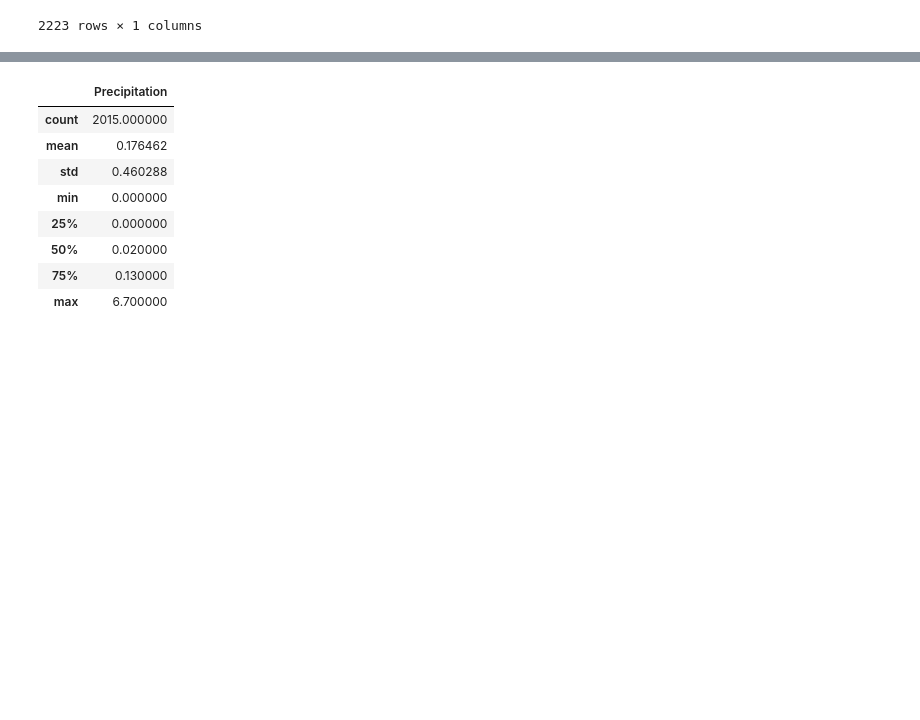
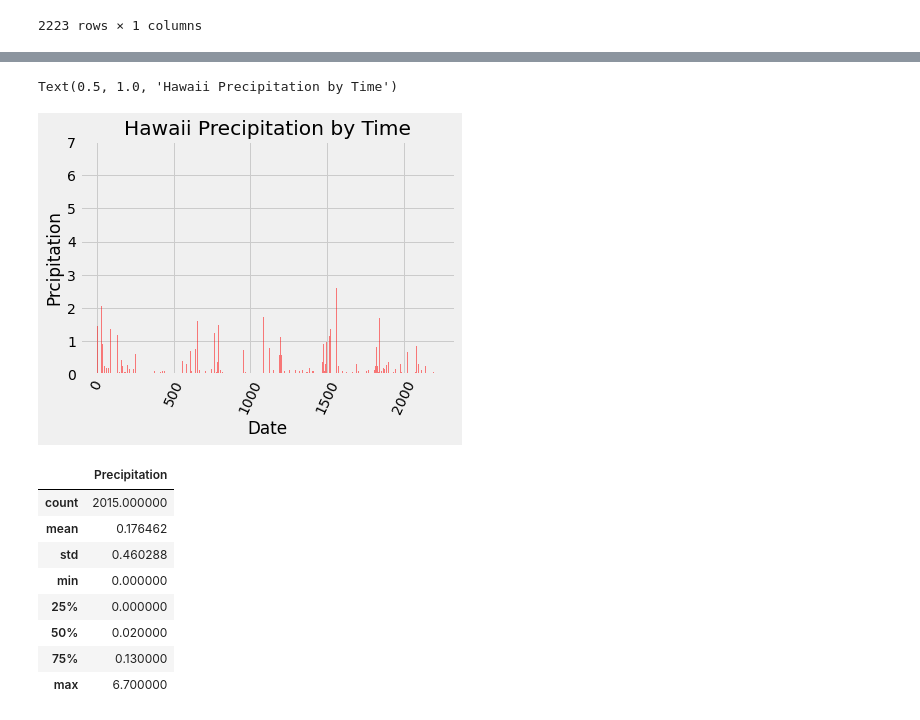
Before and after one commit to JohnMowry77/sqlalchemy-challenge, a Jupyter notebook: climate_starter.ipynb, the cells around one changed output, grey strips where cells are left out. Cells and saved outputs as stored; diff of their text form; code cells hidden in the pictures; blank space fills up the shorter version.

```diff
--- a/climate_starter.ipynb
+++ b/climate_starter.ipynb
@@ -117,3 +129,16 @@ climate_df
+# %%
+#plt.figure(figsize=(10,10))
+plt.bar(x_axis, climate_df['Precipitation'], color='r', alpha=0.5, align='center')
+#plt.xticks(tick_locations, climate_df[""])
+
+
+plt.xlabel('Date')
+plt.xticks(rotation=65)
+plt.ylabel('Prcipitation')
+plt.title("Hawaii Precipitation by Time")
+# %% [output]
+Text(0.5, 1.0, 'Hawaii Precipitation by Time')
+[figure, added]
 # %%
 # Use Pandas to calcualte the summary statistics for the precipitation data
 climate_df.describe()
```
Also changed, not shown: parts of 3 cells of this notebook.
